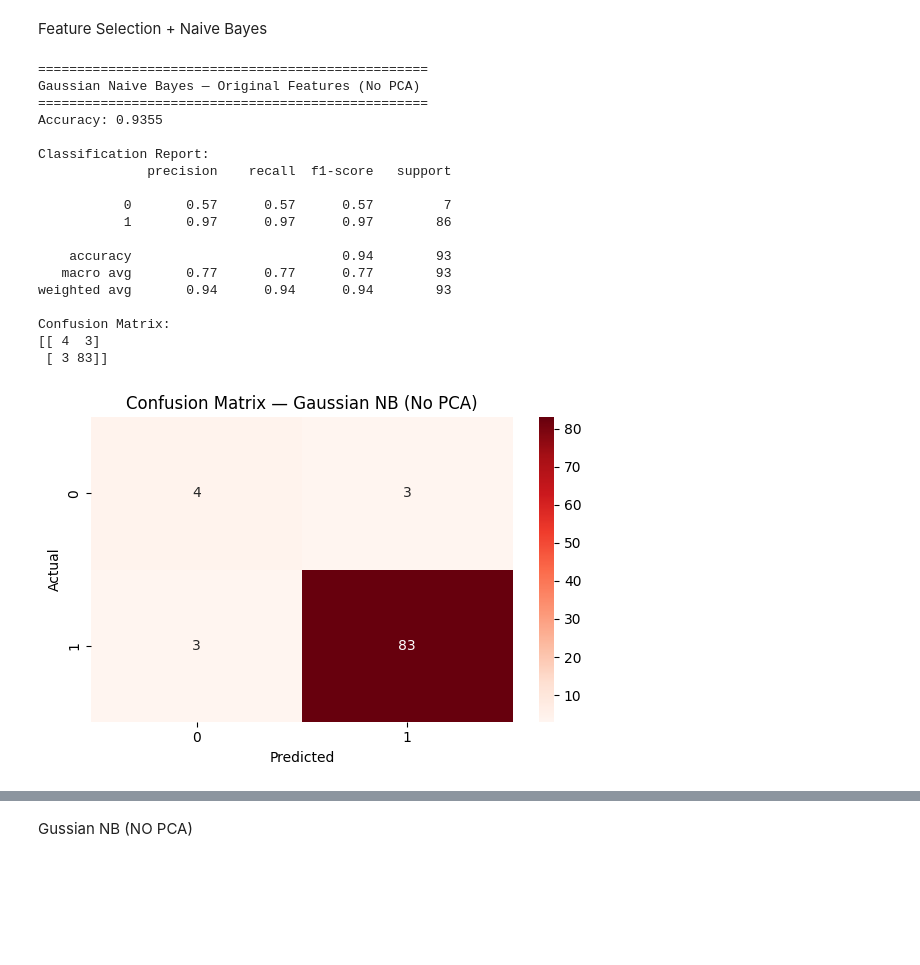
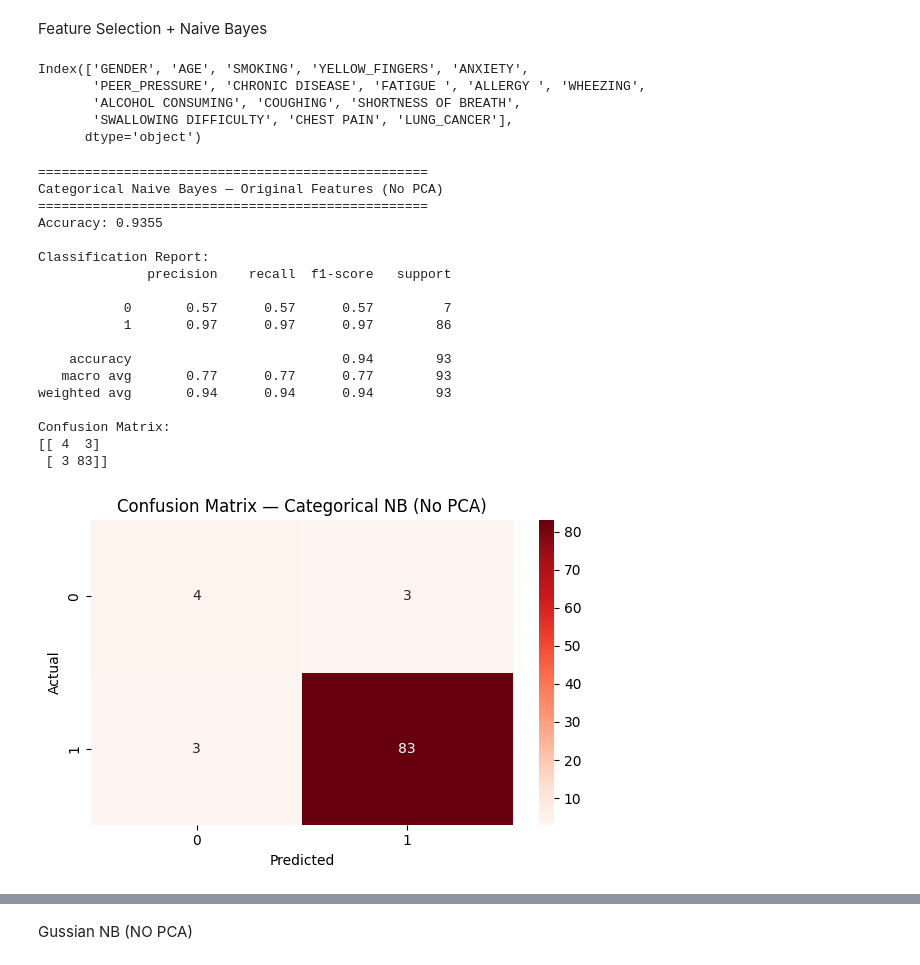
Before and after one commit to Engshadow/Naive_PCA_From_Scratch, a Jupyter notebook: Main.ipynb, the cells around one changed output, grey strips where cells are left out. Cells and saved outputs as stored; diff of their text form; code cells hidden in the pictures; blank space fills up the shorter version.

```diff
--- a/Main.ipynb
+++ b/Main.ipynb
@@ -249,62 +249,70 @@ plt.show()
 [figure]
 # %% [markdown]
 Feature Selection + Naive Bayes
+# %%
+df_num.columns
+# %% [output]
+Index(['GENDER', 'AGE', 'SMOKING', 'YELLOW_FINGERS', 'ANXIETY',
+       'PEER_PRESSURE', 'CHRONIC DISEASE', 'FATIGUE ', 'ALLERGY ', 'WHEEZING',
+       'ALCOHOL CONSUMING', 'COUGHING', 'SHORTNESS OF BREATH',
+       'SWALLOWING DIFFICULTY', 'CHEST PAIN', 'LUNG_CANCER'],
+      dtype='object')
 # %%
-df_num_orig.columns = df_num_orig.columns.str.lower().str.strip()
 
-df_num_selected = df_num_orig[['allergy','alcohol consuming','coughing',
-                               'swallowing difficulty','wheezing','lung_cancer']]
+df_cat_selected = df_num[['ALLERGY ','ALCOHOL CONSUMING', 'COUGHING',
+                               'SWALLOWING DIFFICULTY','WHEEZING','LUNG_CANCER']]
 
-X1 = df_num_selected.drop("lung_cancer", axis=1).values
-y1 = df_num_selected["lung_cancer"].values
+X1 = df_cat_selected.drop("LUNG_CANCER", axis=1).values
+y1 = df_cat_selected["LUNG_CANCER"].values
 
 X_train1, X_test1, y_train1, y_test1 = train_test_split(X1, y1, test_size=0.3, random_state=42)
 # %%
-gnb = GaussianNB()
-gnb.fit(X_train1, y_train1)
-y_pred_full = gnb.predict(X_test1)
+cnb = CategoricalNB()
+cnb.fit(X_train1, y_train1)
+y_pred_cat = cnb.predict(X_test1)
 
-acc_full = accuracy_score(y_test1, y_pred_full)
-cm_full = confusion_matrix(y_test1, y_pred_full)
-cr_full = classification_report(y_test1, y_pred_full)
+
+acc_full = accuracy_score(y_test1, y_pred_cat)
+cm_full = confusion_matrix(y_test1, y_pred_cat)
+cr_full = classification_report(y_test1, y_pred_cat)
 
 print("=" * 50)
-print("Gaussian Naive Bayes — Original Features (No PCA)")
+print("Categorical Naive Bayes — Original Features (No PCA)")
 print("=" * 50)
 print(f"Accuracy: {acc_full:.4f}")
 print("\nClassification Report:")
 print(cr_full)
 print("Confusion Matrix:")
 print(cm_full)
 
 plt.figure(figsize=(6, 4))
 sns.heatmap(cm_full, annot=True, fmt="d", cmap="Reds",
-            xticklabels=gnb.classes, yticklabels=gnb.classes)
-plt.title("Confusion Matrix — Gaussian NB (No PCA)")
+            xticklabels=cnb.classes, yticklabels=cnb.classes)
+plt.title("Confusion Matrix — Categorical NB (No PCA)")
 plt.xlabel("Predicted")
 plt.ylabel("Actual")
 plt.tight_layout()
 plt.show()
 # %% [output]
 ==================================================
-Gaussian Naive Bayes — Original Features (No PCA)
+Categorical Naive Bayes — Original Features (No PCA)
 ==================================================
 Accuracy: 0.9355
 
 Classification Report:
               precision    recall  f1-score   support
 
            0       0.57      0.57      0.57         7
            1       0.97      0.97      0.97        86
 
     accuracy                           0.94        93
    macro avg       0.77      0.77      0.77        93
 weighted avg       0.94      0.94      0.94        93
 
 Confusion Matrix:
 [[ 4  3]
  [ 3 83]]
-[figure, old version]
+[figure, new version]
 # %%
 results_pca = []
 
```
Also changed, not shown: parts of 16 cells of this notebook, 1 other file.
